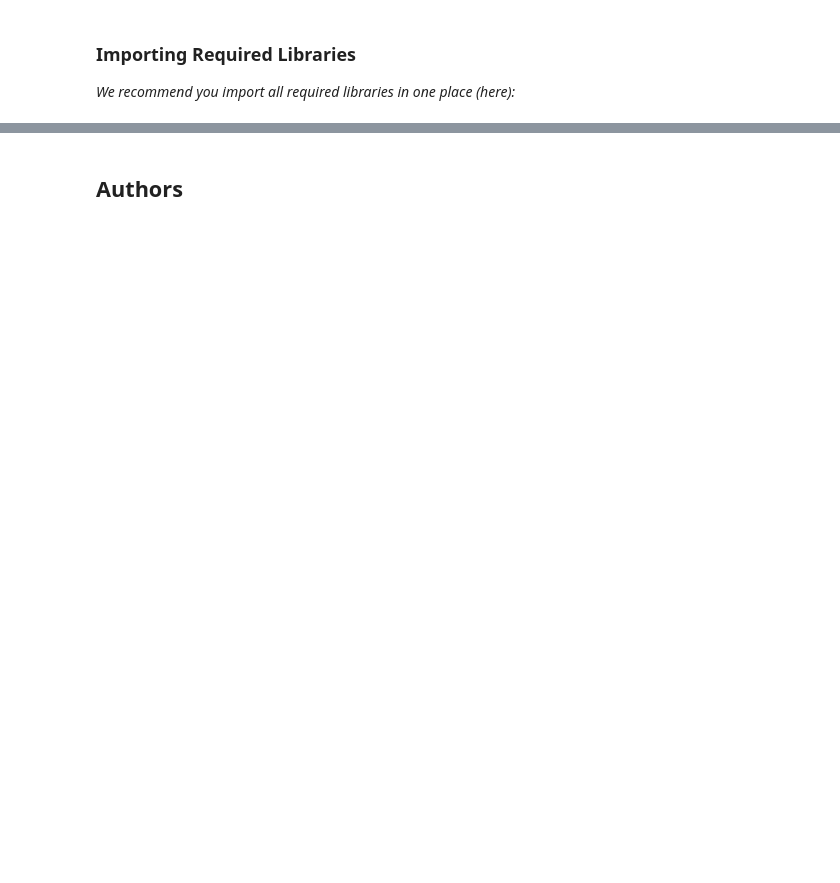
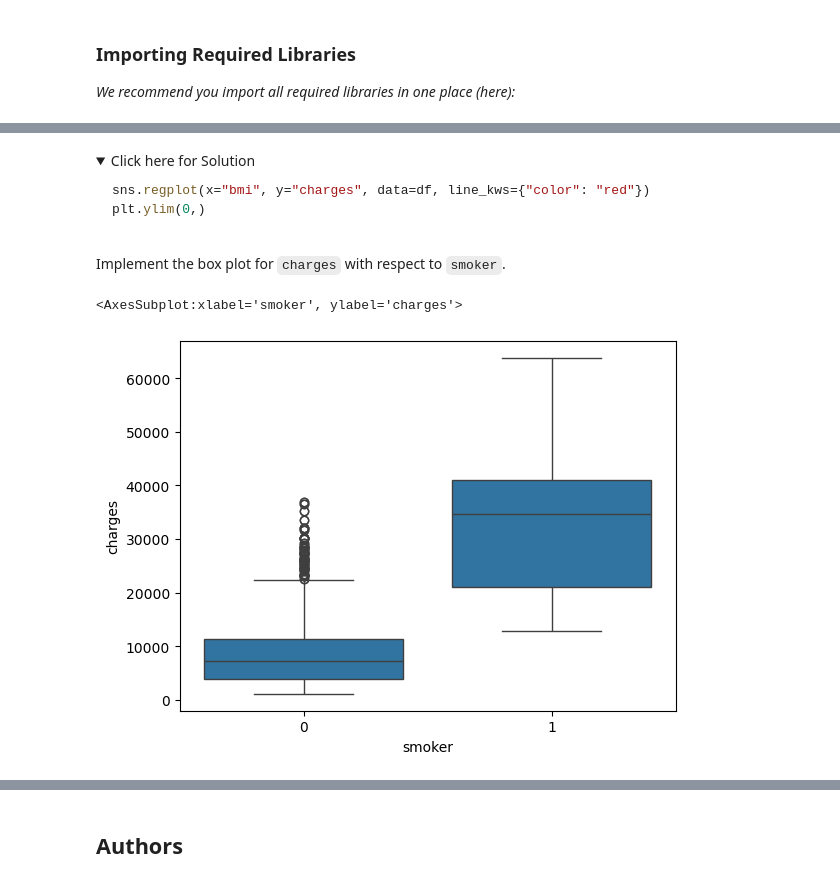
Before and after one commit to zlchang/IBM-ML-Coursera, a Jupyter notebook: practice_project.ipynb, the cells around one changed output, grey strips where cells are left out. Drawn from its saved outputs; the diff is of its cells as text; code cells hidden in the pictures; folded sections open; blank space fills up the shorter version.

````diff
--- a/practice_project.ipynb
+++ b/practice_project.ipynb
@@ -215,0 +281,16 @@ df.to_csv('./Largest_economies.csv')
+# %% [markdown]
+<details>
+    <summary>Click here for Solution</summary>
+
+```python
+sns.regplot(x="bmi", y="charges", data=df, line_kws={"color": "red"})
+plt.ylim(0,)
+```
+</details>
+# %% [markdown]
+Implement the box plot for `charges` with respect to `smoker`.
+# %%
+sns.boxplot(data=df, x='smoker', y='charges')
+# %% [output]
+<AxesSubplot:xlabel='smoker', ylabel='charges'>
+[figure, added]
````
Also changed, not shown: parts of 87 cells of this notebook.
